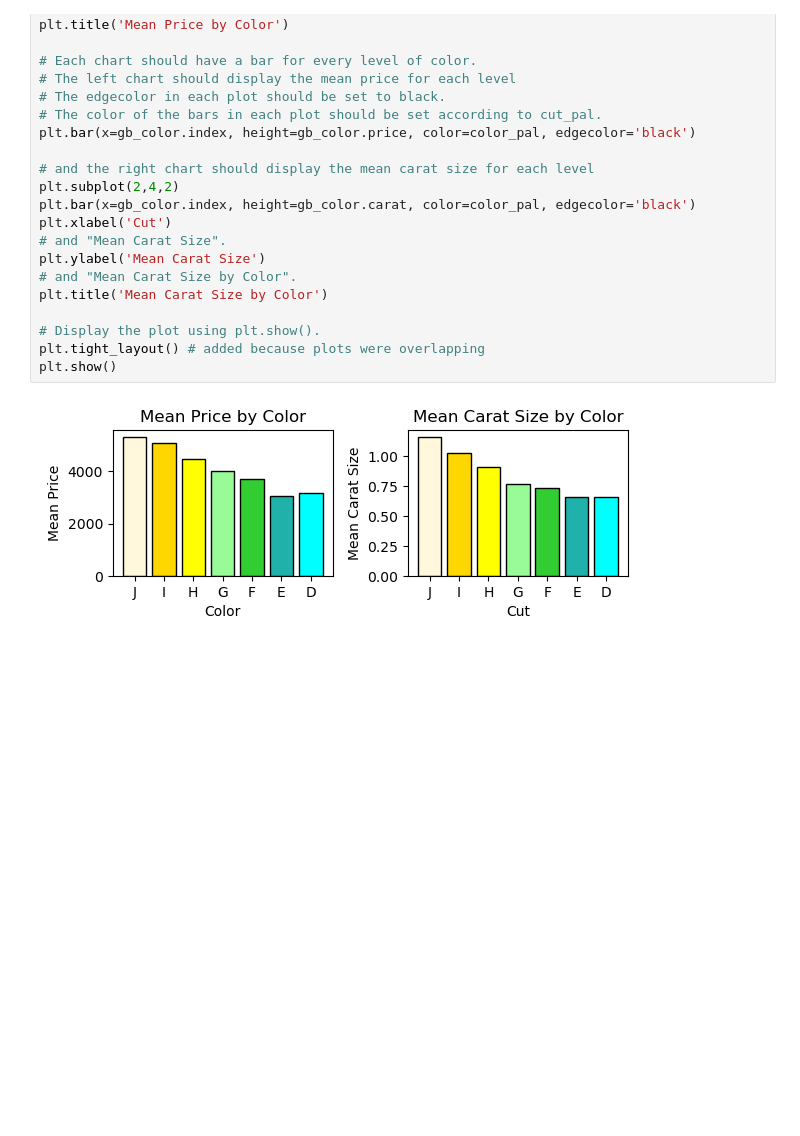
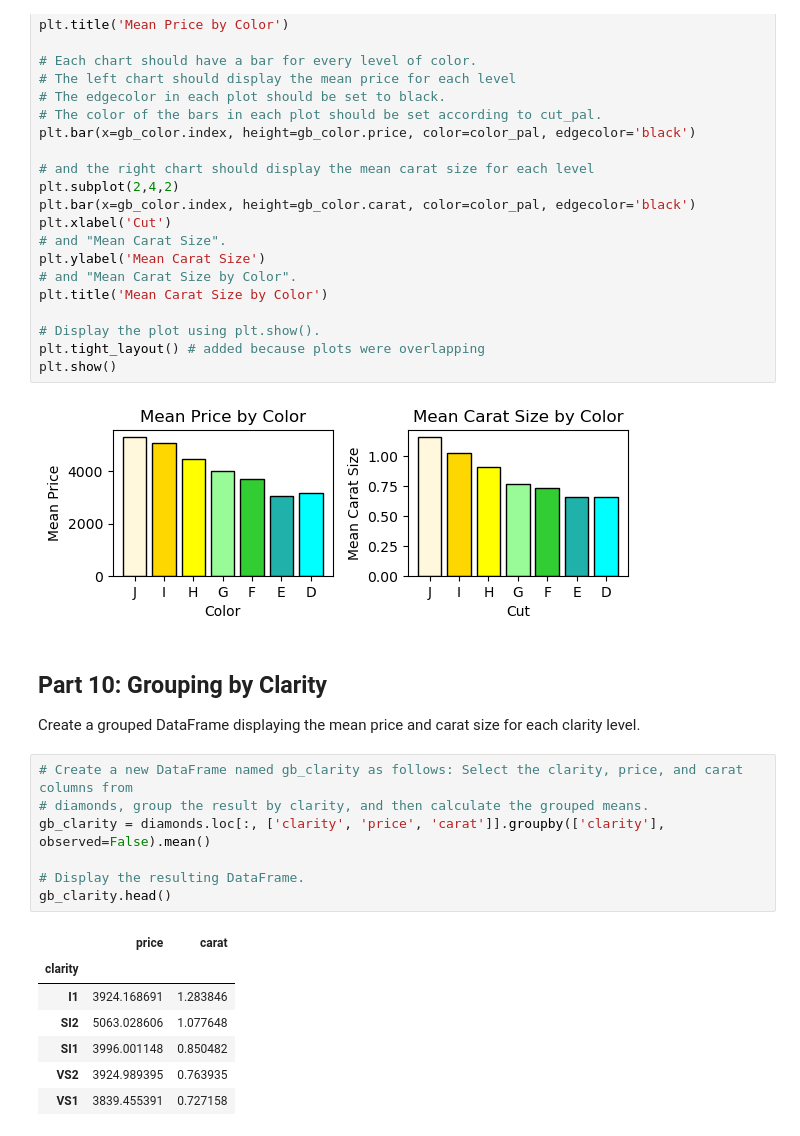
Before and after one commit to slylockfox/Maryville-DSCI-503-2, a Jupyter notebook: Project_03_Snyder.ipynb, the cells around one changed output. Cells and saved outputs as stored; diff of their text form; blank space fills up the shorter version.

Commit message:
project 3 part 10

```diff
--- a/Project_03_Snyder.ipynb
+++ b/Project_03_Snyder.ipynb
@@ -472,3 +472,21 @@ plt.tight_layout() # added because plots were overlapping
 plt.show()
 # %% [output]
 [figure]
+# %% [markdown]
+## Part 10: Grouping by Clarity
+Create a grouped DataFrame displaying the mean price and carat size for each clarity level.
+# %%
+# Create a new DataFrame named gb_clarity as follows: Select the clarity, price, and carat columns from
+# diamonds, group the result by clarity, and then calculate the grouped means.
+gb_clarity = diamonds.loc[:, ['clarity', 'price', 'carat']].groupby(['clarity'], observed=False).mean()
+
+# Display the resulting DataFrame.
+gb_clarity.head()
+# %% [output]
+|  | price | carat |
+| clarity |  |  |
+| I1 | 3924.168691 | 1.283846 |
+| SI2 | 5063.028606 | 1.077648 |
+| SI1 | 3996.001148 | 0.850482 |
+| VS2 | 3924.989395 | 0.763935 |
+| VS1 | 3839.455391 | 0.727158 |
```
Also changed, not shown: parts of 2 cells of this notebook.
